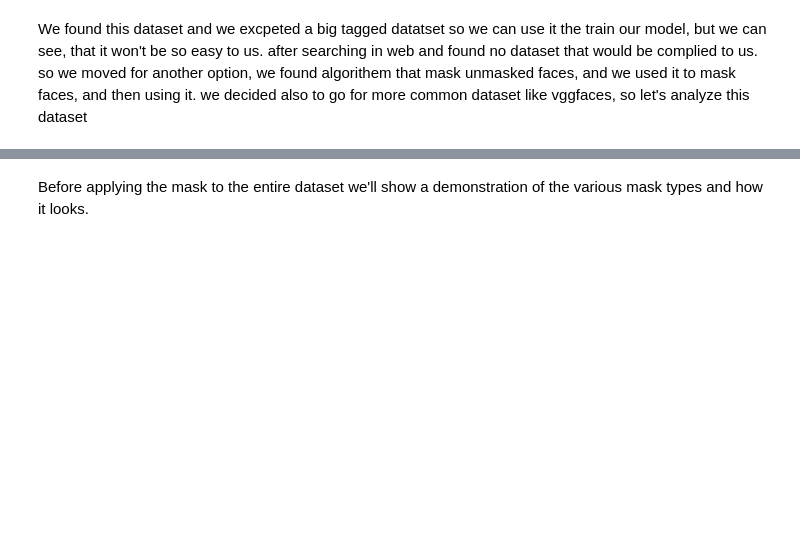
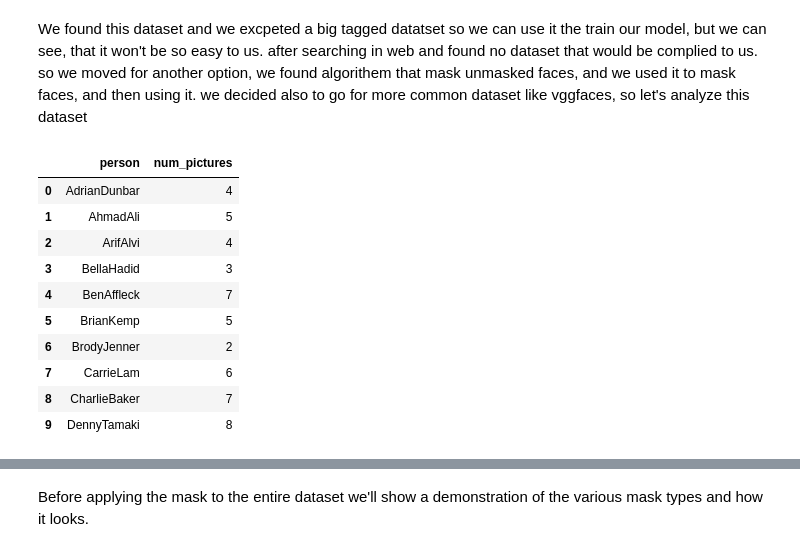
Before and after one commit to ofekari/MaskedFaceDetection, a Jupyter notebook: MaskedFaceDetectionNotebook.ipynb, the cells around one changed output, grey strips where cells are left out. Drawn from its saved outputs; the diff is of its cells as text; code cells hidden in the pictures; blank space fills up the shorter version.

```diff
--- a/MaskedFaceDetectionNotebook.ipynb
+++ b/MaskedFaceDetectionNotebook.ipynb
@@ -212,3 +250,25 @@ pyplot.show()
 We found this dataset and we excpeted a big tagged datatset so we can use it the train our model, but we can see, that it won't be so easy to us. after searching in web and found no dataset that would be complied to us.
 so we moved for another option, we found algorithem that mask unmasked faces, and we used it to mask faces, and then using it.
 we decided also to go for more common dataset like vggfaces, so let's analyze this dataset
+# %%
+BASE_PATH = "datazip/mfr2/"
+mfr2_face_dataset = []
+for path in glob.iglob(os.path.join(BASE_PATH, "**", "*.png")):
+    person = path.split("/")[-2]
+    mfr2_face_dataset.append({"person":person, "path": path})
+
+mfr2_face_dataset = pd.DataFrame(mfr2_face_dataset)
+mfr2_face_dataset = mfr2_face_dataset.groupby("person").size().reset_index(name="num_pictures")
+mfr2_face_dataset.head(10)
+# %% [output]
+|  | person | num_pictures |
+| 0 | AdrianDunbar | 4 |
+| 1 | AhmadAli | 5 |
+| 2 | ArifAlvi | 4 |
+| 3 | BellaHadid | 3 |
+| 4 | BenAffleck | 7 |
+| 5 | BrianKemp | 5 |
+| 6 | BrodyJenner | 2 |
+| 7 | CarrieLam | 6 |
+| 8 | CharlieBaker | 7 |
+| 9 | DennyTamaki | 8 |
```
Also changed, not shown: parts of 4 cells of this notebook.
